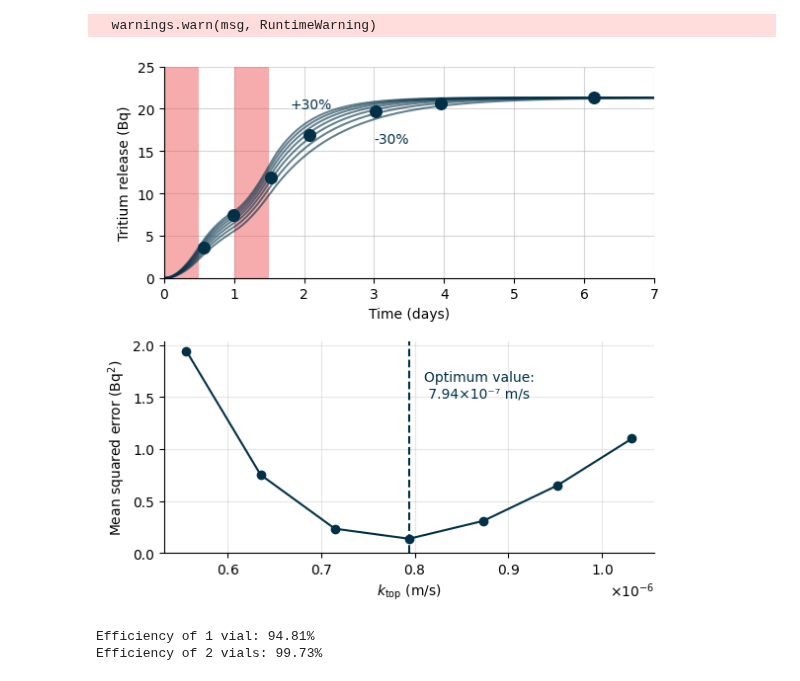
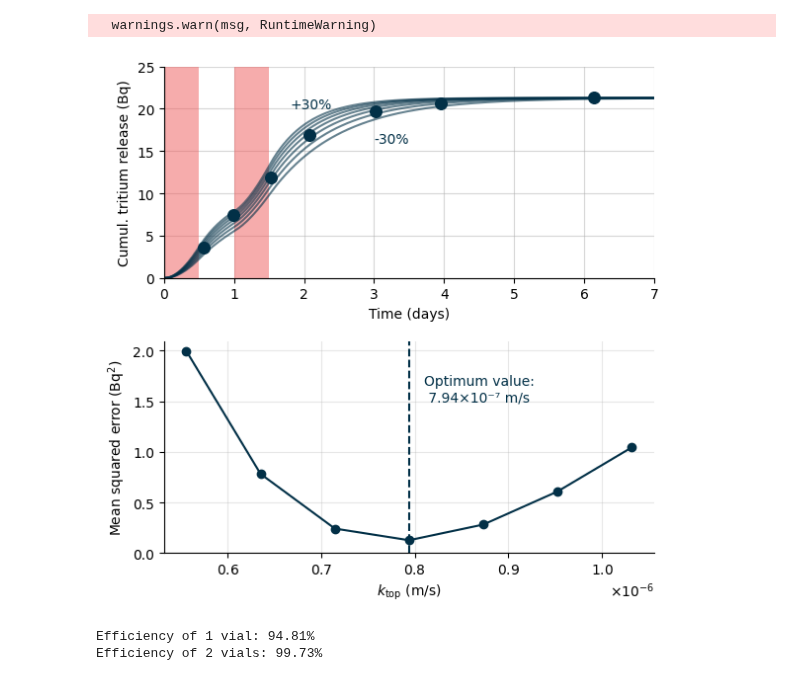
Before and after one commit to LIBRA-project/BABY-100-mL-runs, a Jupyter notebook: baby_run_5.ipynb, the cells around one changed output. Cells and saved outputs as stored; diff of their text form; code cells hidden in the pictures.

```diff
--- a/baby_run_5.ipynb
+++ b/baby_run_5.ipynb
@@ -4,6 +4,8 @@ import matplotlib.pyplot as plt
 from labellines import labelLine, labelLines
 from simple_tritium_transport_model import ureg, quantity_to_activity, activity_to_quantity
 
+ureg.mpl_formatter = "{:~P}"
+
 from baby_run_5 import *
 # %%
 baby_model.run(7 * ureg.day)
@@ -548,7 +551,7 @@ s = plt.scatter(
 plt.ylim(top=25 * ureg.Bq)
 plt.xlim(right=7 * ureg.day)
 plt.xlabel("Time (days)")
-plt.ylabel(f"Tritium release (Bq)")
+plt.ylabel(f"Cumul. tritium release (Bq)")
 
 plt.annotate("+30%", xy=(1.8 * ureg.days, 20 * ureg.Bq), color="#023047")
 plt.annotate("-30%", xy=(3.0 * ureg.days, 16 * ureg.Bq), color="#023047")
@@ -565,34 +568,34 @@ for new_baby_model in models:
     for i, sample_time in enumerate(replacement_times):
         computed_release = integrated_top(sample_time.to(ureg.day)) * ureg.Bq
         measured_release = cumulative_values[i]
         MSE += (computed_release - measured_release)**2
     MSE /= len(replacement_times)
     model_to_error[new_baby_model] = MSE
 
 plt.plot(
     ureg.Quantity.from_list([model.k_top for model in list(model_to_error.keys())]),
     ureg.Quantity.from_list(list(model_to_error.values())),
     color="#023047",
     marker="o",
 )
 plt.ylim(bottom=0)
 plt.grid(alpha=0.3)
 plt.axvline(x=baby_model.k_top, color="#023047", linestyle="dashed")
 # write optimum value
 plt.annotate(
     f"Optimum value: \n {baby_model.k_top:.2e~P}",
     xy=(baby_model.k_top * 1.02, 1.5 * ureg.Bq**2),
     color="#023047",
 )
 plt.xlabel("$k_\mathrm{top}$ (m/s)")
 plt.ylabel("Mean squared error (Bq$^2$)")
 plt.gca().spines[["right", "top"]].set_visible(False)
 plt.gca().xaxis.major.formatter._useMathText = True
 plt.subplots_adjust(hspace=0.3)
 plt.savefig("baby_run_5/optimisation_k_top.svg")
 plt.savefig("baby_run_5/optimisation_k_top.pdf")
 # %% [output]
-[figure, old version]
+[figure, new version]
 # %%
 efficiency_1 = vial_513 / (vial_513 + vial_514)
 efficiency_2 = vial_523 / (vial_523 + vial_524)
```
Also changed, not shown: parts of 7 cells of this notebook, 2 other files.
